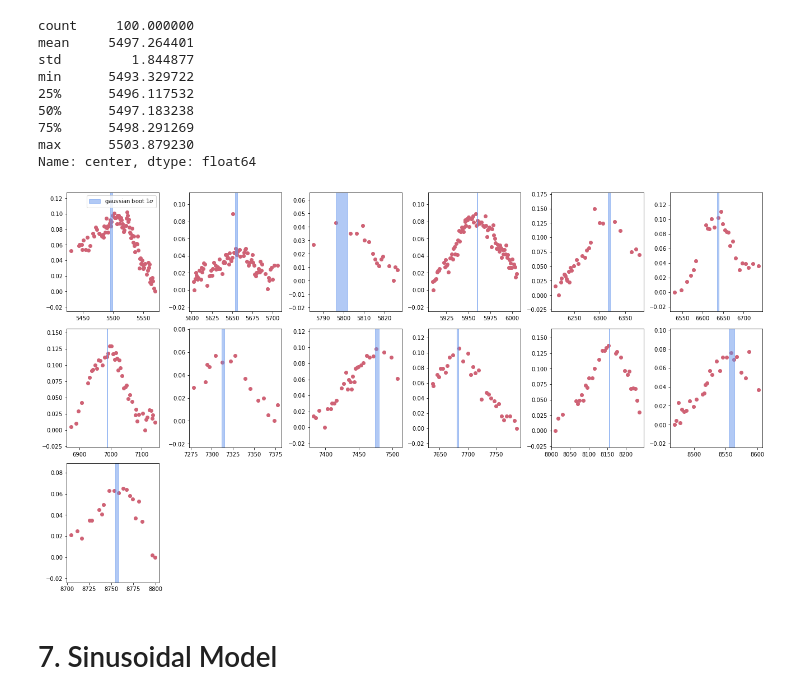
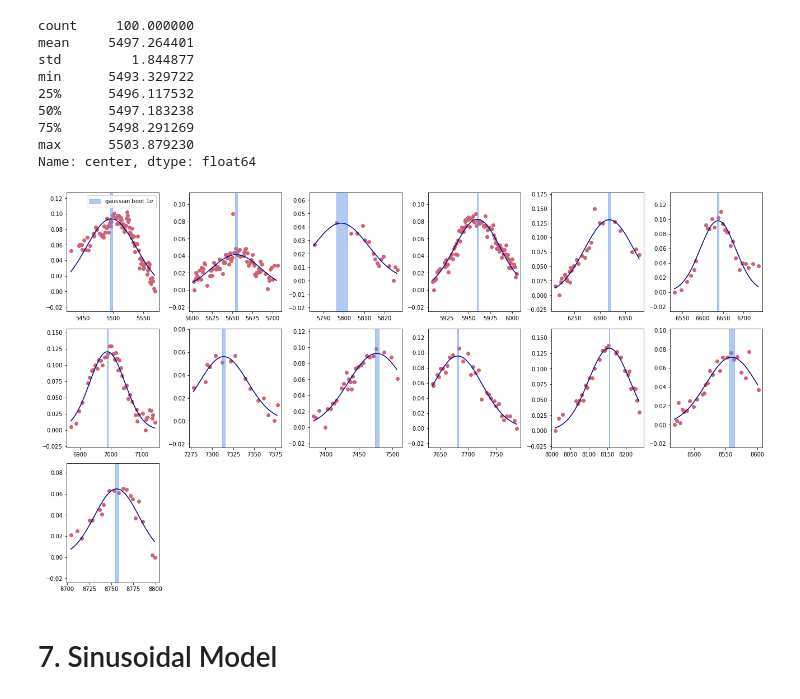
Before and after one commit to lenatreiber/LXP69.5, a Jupyter notebook: LXP69.5FlareModelling.ipynb, the cells around one changed output. Cells and saved outputs as stored; diff of their text form; code cells hidden in the pictures.

```diff
--- a/LXP69.5FlareModelling.ipynb
+++ b/LXP69.5FlareModelling.ipynb
@@ -948,23 +975,28 @@ Name: center, dtype: float64
 # %%
 #13 flares with gaussian fit and one sigma from bootstrapping
 fig = plt.figure(constrained_layout=True,figsize=(18,10))
 gs = fig.add_gridspec(3,6)
 for g in range(13):
     if g < 6: axt = fig.add_subplot(gs[0, g])
     elif g < 12: axt = fig.add_subplot(gs[1, g-6])
     else: axt = fig.add_subplot(gs[2, g-12])
     st = flareinds[g][0]
     end = flareinds[g][1]
     stdate = int(sog4['MJD-50000'][st:st+1])
     enddate = int(sog4['MJD-50000'][end-1:end])
     axt.scatter(sog4['MJD-50000'][st:end],np.max(sog4['I mag'][st:end])-sog4['I mag'][st:end],color='#CF6275')
     if g == 0:
         axt.axvspan(np.mean(bsfits1['center'])-np.std(bsfits1['center']),np.mean(bsfits1['center'])+np.std(bsfits1['center']),color='cornflowerblue',alpha=.5,label='gaussian boot 1$\sigma$')
         axt.legend()
     else:
         axt.axvspan(np.mean(gbs[g-1]['center'])-np.std(gbs[g-1]['center']),np.mean(gbs[g-1]['center'])+np.std(gbs[g-1]['center']),color='cornflowerblue',alpha=.5)
+    #plot gaussian
+    xfits = np.linspace(enddate,stdate,enddate-stdate)
+    bfit = f.gaussian(xfits,gout[g].best_values['amplitude'],gout[g].best_values['center'],gout[g].best_values['sigma'])
+    axt.plot(xfits,bfit,color='navy')
+png('gaussianboot')
 # %% [output]
-[figure, old version]
+[figure, new version]
 # %% [markdown]
 # 7. Sinusoidal Model
 # %%
```
Also changed, not shown: parts of 20 cells of this notebook, 1 other file.
